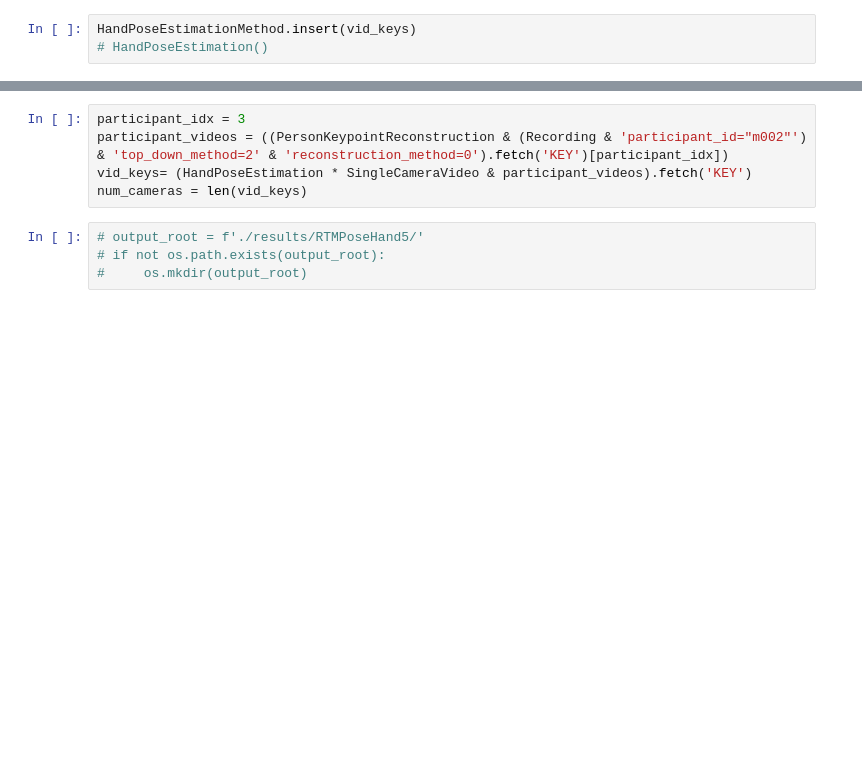
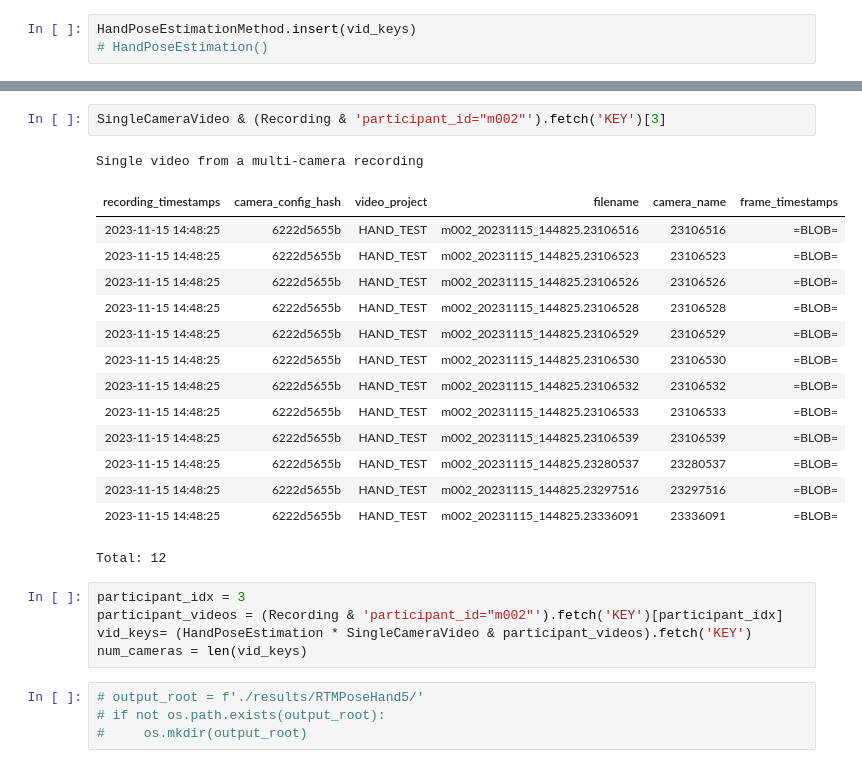
Before and after one commit to Pouyan97/Hand_Detection, a Jupyter notebook: test_dj.ipynb, the cells around one changed output, grey strips where cells are left out. Saved outputs shown, nothing was run; the diff lists cells and outputs as text; blank space fills up the shorter version.

```diff
--- a/test_dj.ipynb
+++ b/test_dj.ipynb
@@ -80,6 +118,24 @@ Total: 48
+# %%
+SingleCameraVideo & (Recording & 'participant_id="m002"').fetch('KEY')[3]
+# %% [output]
+Single video from a multi-camera recording
+| recording_timestamps | camera_config_hash | video_project | filename | camera_name | frame_timestamps |
+| 2023-11-15 14:48:25 | 6222d5655b | HAND_TEST | m002_20231115_144825.23106516 | 23106516 | =BLOB= |
+| 2023-11-15 14:48:25 | 6222d5655b | HAND_TEST | m002_20231115_144825.23106523 | 23106523 | =BLOB= |
+| 2023-11-15 14:48:25 | 6222d5655b | HAND_TEST | m002_20231115_144825.23106526 | 23106526 | =BLOB= |
+| 2023-11-15 14:48:25 | 6222d5655b | HAND_TEST | m002_20231115_144825.23106528 | 23106528 | =BLOB= |
+| 2023-11-15 14:48:25 | 6222d5655b | HAND_TEST | m002_20231115_144825.23106529 | 23106529 | =BLOB= |
+| 2023-11-15 14:48:25 | 6222d5655b | HAND_TEST | m002_20231115_144825.23106530 | 23106530 | =BLOB= |
+| 2023-11-15 14:48:25 | 6222d5655b | HAND_TEST | m002_20231115_144825.23106532 | 23106532 | =BLOB= |
+| 2023-11-15 14:48:25 | 6222d5655b | HAND_TEST | m002_20231115_144825.23106533 | 23106533 | =BLOB= |
+| 2023-11-15 14:48:25 | 6222d5655b | HAND_TEST | m002_20231115_144825.23106539 | 23106539 | =BLOB= |
+| 2023-11-15 14:48:25 | 6222d5655b | HAND_TEST | m002_20231115_144825.23280537 | 23280537 | =BLOB= |
+| 2023-11-15 14:48:25 | 6222d5655b | HAND_TEST | m002_20231115_144825.23297516 | 23297516 | =BLOB= |
+| 2023-11-15 14:48:25 | 6222d5655b | HAND_TEST | m002_20231115_144825.23336091 | 23336091 | =BLOB= |
+Total: 12
 # %%
 participant_idx = 3
-participant_videos = ((PersonKeypointReconstruction & (Recording & 'participant_id="m002"') & 'top_down_method=2' & 'reconstruction_method=0').fetch('KEY')[participant_idx])
+participant_videos = (Recording & 'participant_id="m002"').fetch('KEY')[participant_idx]
 vid_keys= (HandPoseEstimation * SingleCameraVideo & participant_videos).fetch('KEY')
 num_cameras = len(vid_keys)
 # %%
```
Also changed, not shown: parts of 8 cells of this notebook, 1 other file.
